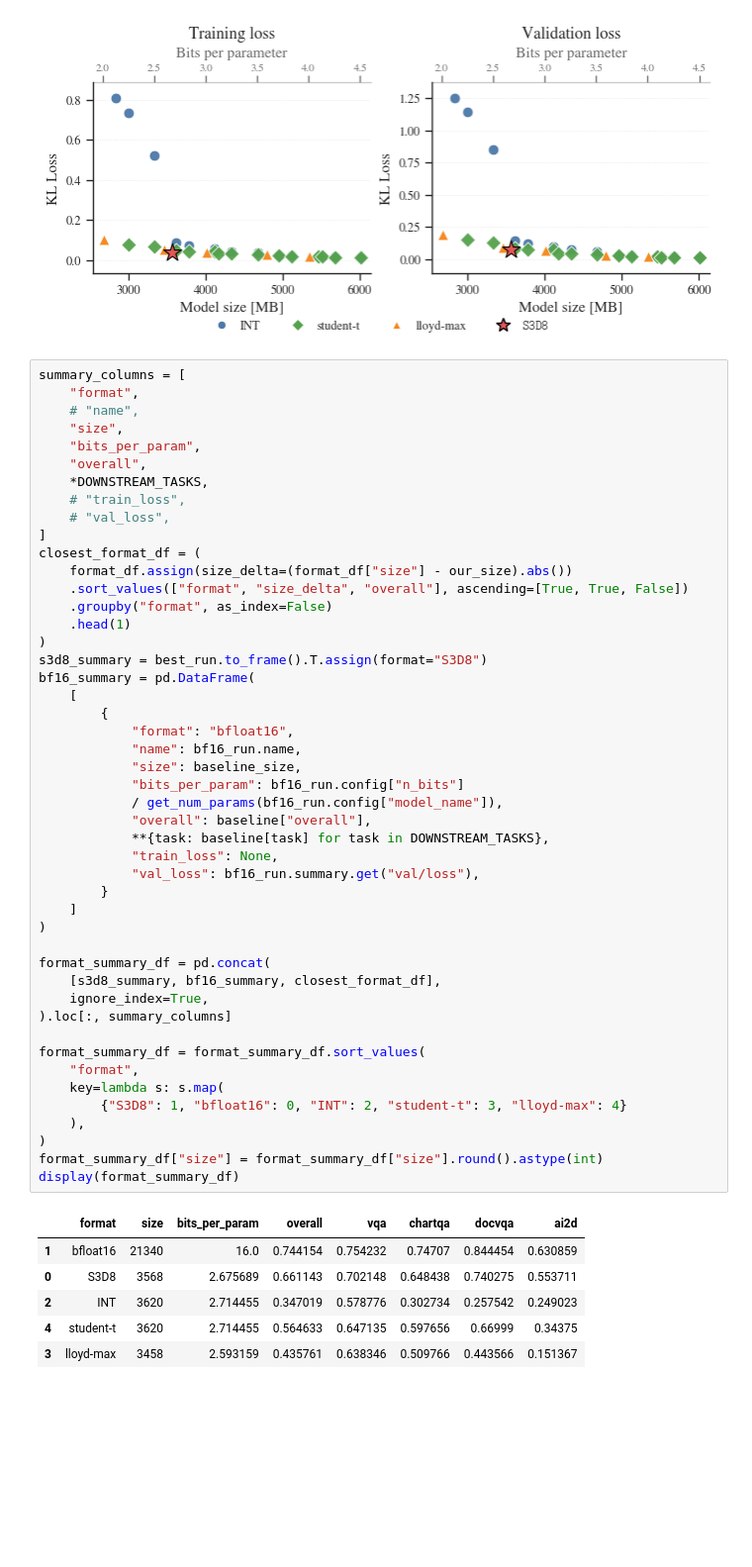
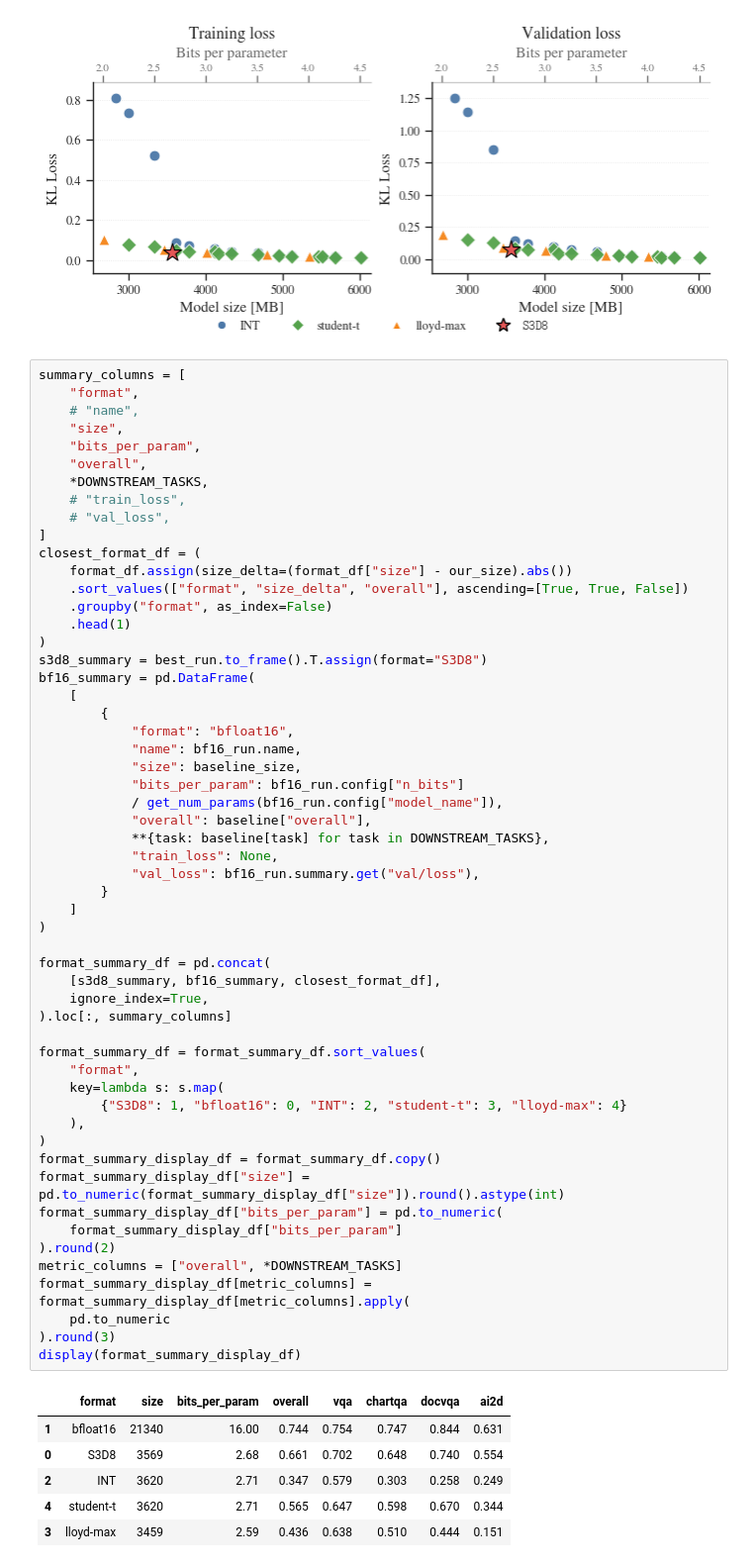
Before and after one commit to graphcore-research/llama-mobile-vlm, a Jupyter notebook: 20260415-PaperFigures.ipynb, the cells around one changed output. Shown at 99% size. Drawn from its saved outputs; the diff is of its cells as text; blank space fills up the shorter version.

```diff
--- a/20260415-PaperFigures.ipynb
+++ b/20260415-PaperFigures.ipynb
@@ -948,37 +948,45 @@ closest_format_df = (
 s3d8_summary = best_run.to_frame().T.assign(format="S3D8")
 bf16_summary = pd.DataFrame(
     [
         {
             "format": "bfloat16",
             "name": bf16_run.name,
             "size": baseline_size,
             "bits_per_param": bf16_run.config["n_bits"]
             / get_num_params(bf16_run.config["model_name"]),
             "overall": baseline["overall"],
             **{task: baseline[task] for task in DOWNSTREAM_TASKS},
             "train_loss": None,
             "val_loss": bf16_run.summary.get("val/loss"),
         }
     ]
 )
 
 format_summary_df = pd.concat(
     [s3d8_summary, bf16_summary, closest_format_df],
     ignore_index=True,
 ).loc[:, summary_columns]
 
 format_summary_df = format_summary_df.sort_values(
     "format",
     key=lambda s: s.map(
         {"S3D8": 1, "bfloat16": 0, "INT": 2, "student-t": 3, "lloyd-max": 4}
     ),
 )
-format_summary_df["size"] = format_summary_df["size"].round().astype(int)
-display(format_summary_df)
+format_summary_display_df = format_summary_df.copy()
+format_summary_display_df["size"] = pd.to_numeric(format_summary_display_df["size"]).round().astype(int)
+format_summary_display_df["bits_per_param"] = pd.to_numeric(
+    format_summary_display_df["bits_per_param"]
+).round(2)
+metric_columns = ["overall", *DOWNSTREAM_TASKS]
+format_summary_display_df[metric_columns] = format_summary_display_df[metric_columns].apply(
+    pd.to_numeric
+).round(3)
+display(format_summary_display_df)
 # %% [output]
 |  | format | size | bits_per_param | overall | vqa | chartqa | docvqa | ai2d |
-| 1 | bfloat16 | 21340 | 16.0 | 0.744154 | 0.754232 | 0.74707 | 0.844454 | 0.630859 |
-| 0 | S3D8 | 3568 | 2.675689 | 0.661143 | 0.702148 | 0.648438 | 0.740275 | 0.553711 |
-| 2 | INT | 3620 | 2.714455 | 0.347019 | 0.578776 | 0.302734 | 0.257542 | 0.249023 |
-| 4 | student-t | 3620 | 2.714455 | 0.564633 | 0.647135 | 0.597656 | 0.66999 | 0.34375 |
-| 3 | lloyd-max | 3458 | 2.593159 | 0.435761 | 0.638346 | 0.509766 | 0.443566 | 0.151367 |
+| 1 | bfloat16 | 21340 | 16.00 | 0.744 | 0.754 | 0.747 | 0.844 | 0.631 |
+| 0 | S3D8 | 3569 | 2.68 | 0.661 | 0.702 | 0.648 | 0.740 | 0.554 |
+| 2 | INT | 3620 | 2.71 | 0.347 | 0.579 | 0.303 | 0.258 | 0.249 |
+| 4 | student-t | 3620 | 2.71 | 0.565 | 0.647 | 0.598 | 0.670 | 0.344 |
+| 3 | lloyd-max | 3459 | 2.59 | 0.436 | 0.638 | 0.510 | 0.444 | 0.151 |
```
